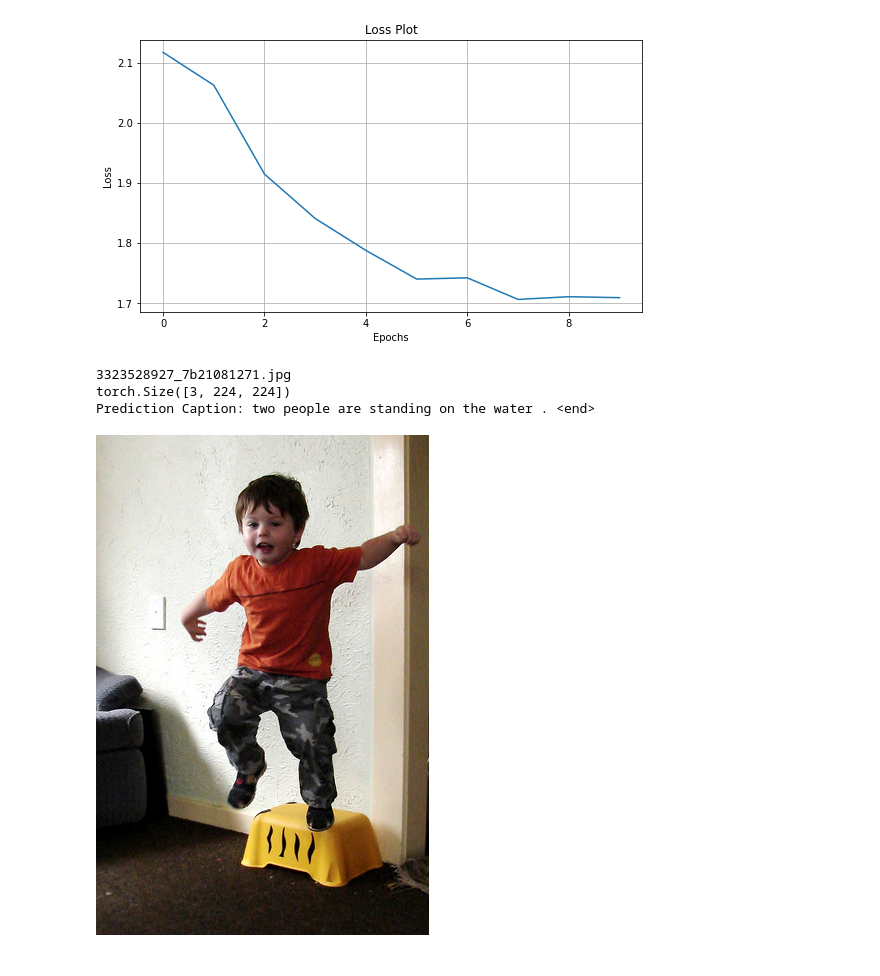
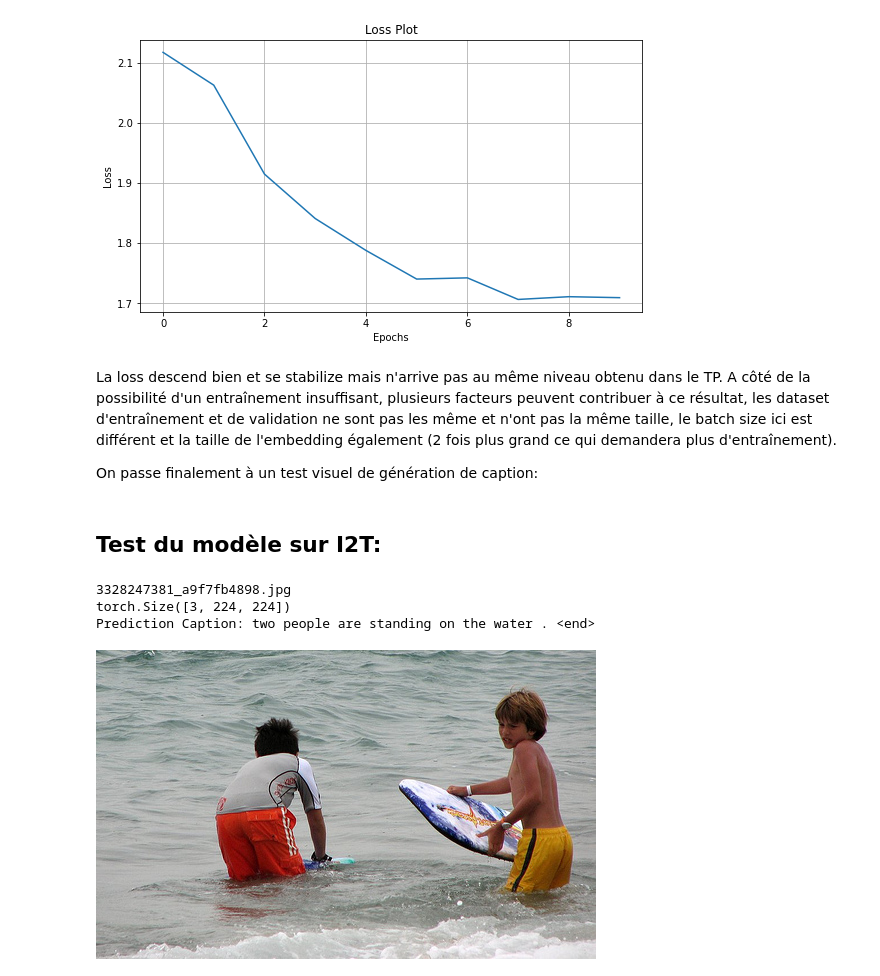
Before and after one commit to Mkenza/Computer_V_SDI, a Jupyter notebook: Project_ML4V_T2I_MAKHLOUF.ipynb, the cells around one changed output. Cells and saved outputs as stored; diff of their text form; code cells hidden in the pictures.

Commit message:
refactored code and added cap data and vocab

```diff
--- a/Project_ML4V_T2I_MAKHLOUF.ipynb
+++ b/Project_ML4V_T2I_MAKHLOUF.ipynb
@@ -486,0 +566,15 @@ torch.save(img_enc, "drive/MyDrive/Image_encoder.pth")
+# %%
+img_embs = None
+all_ids = np.zeros(len(val_loader.dataset))
+for i, (images, captions, lengths, ids) in enumerate(tqdm(val_loader)):
+
+    images = Variable(images)
+    if torch.cuda.is_available():
+        images = images.cuda()
+    # Forward
+    img_emb = image_enc(images)
+    if img_embs is None:
+            img_embs = np.zeros((len(val_loader.dataset), img_emb.size(1)))
+
+    # preserve the embeddings by copying from gpu and converting to numpy
+    img_embs[ids] = img_emb.data.cpu().numpy().copy()
@@ -486,0 +584,11 @@ torch.save(img_enc, "drive/MyDrive/Image_encoder.pth")
+# %%
+rid = np.random.randint(0,4000)
+list_names = os.listdir("Flicker8k_Dataset/")
+image = list_names[rid]
+image_path = os.path.join("Flicker8k_Dataset/", image)
+image = Image.open(image_path).convert('RGB')
+transform = get_transform("f8k", 'val', 224)
+image = transform(image)
+img_emb = image_enc(torch.unsqueeze(image, 0)).data.cpu().numpy()
+scores = np.argsort(np.dot(img_emb,img_embs.T)).flatten()[::-1]
+Image.open(image_path)
@@ -486,0 +610,11 @@ torch.save(img_enc, "drive/MyDrive/Image_encoder.pth")
+# %%
+caption = "A player spiking the ball"
+tokens = nltk.tokenize.word_tokenize(
+    str(caption).lower())
+caption = []
+caption.append(vocab('<start>'))
+caption.extend([vocab(token) for token in tokens])
+caption.append(vocab('<end>'))
+target = torch.tensor(caption)
+cap_emb = txt_enc(torch.unsqueeze(target.cuda(), 0), [len(target)]).data.cpu().numpy()
+scores = np.argsort(np.dot(cap_emb,img_embs.transpose()), axis=1)[0][::-1]
@@ -666,13 +816,17 @@ plt.grid()
 plt.show()
 # %% [output]
 [figure]
+# %% [markdown]
+La loss descend bien et se stabilize mais n'arrive pas au même niveau obtenu dans le TP. A côté de la possibilité d'un entraînement insuffisant, plusieurs facteurs peuvent contribuer à ce résultat, les dataset d'entraînement et de validation ne sont pas les même et n'ont pas la même taille, le batch size ici est différent et la taille de l'embedding également (2 fois plus grand ce qui demandera plus d'entraînement).
+
+On passe finalement à un test visuel de génération de caption:
+# %% [markdown]
+## Test du modèle sur I2T:
 # %%
 max_length = 40
-attention_features_shape = 256
 img_enc.eval()
 txt_dec.eval()
 def evaluate(image):
-    attention_plot = np.zeros((max_length, attention_features_shape))
 
     hidden = txt_dec.reset_state(batch_size=1)
 
@@ -682,7 +836,6 @@ def evaluate(image):
 
     for i in range(max_length):
         predictions, hidden = txt_dec(dec_input.cuda(), features, hidden)
-
         predicted_id = torch.argmax(predictions[0]).cpu().numpy()
         result.append(vocab.idx2word[int(predicted_id)])
 
@@ -692,22 +845,22 @@ def evaluate(image):
         dec_input = torch.unsqueeze(torch.tensor([int(predicted_id)]), 0)
     return result
 # %%
-rid = np.random.randint(0,1000)
+rid = np.random.randint(0,4000)
 list_names = os.listdir("Flicker8k_Dataset/")
 image = list_names[rid]
 print(image)
 image_path = os.path.join("Flicker8k_Dataset/", image)
 image = Image.open(image_path).convert('RGB')
 transform = get_transform("f8k", 'val', 224)
 image = transform(image)
 print(image.shape)
 
 result = evaluate(image)
 print ('Prediction Caption:', ' '.join(result))
 # opening the image
 Image.open(image_path)
 # %% [output]
-3323528927_7b21081271.jpg
+3328247381_a9f7fb4898.jpg
 torch.Size([3, 224, 224])
 Prediction Caption: two people are standing on the water . <end>
-[figure, old version]
+[figure, new version]
```
Also changed, not shown: parts of 40 cells of this notebook, 15 other files.
